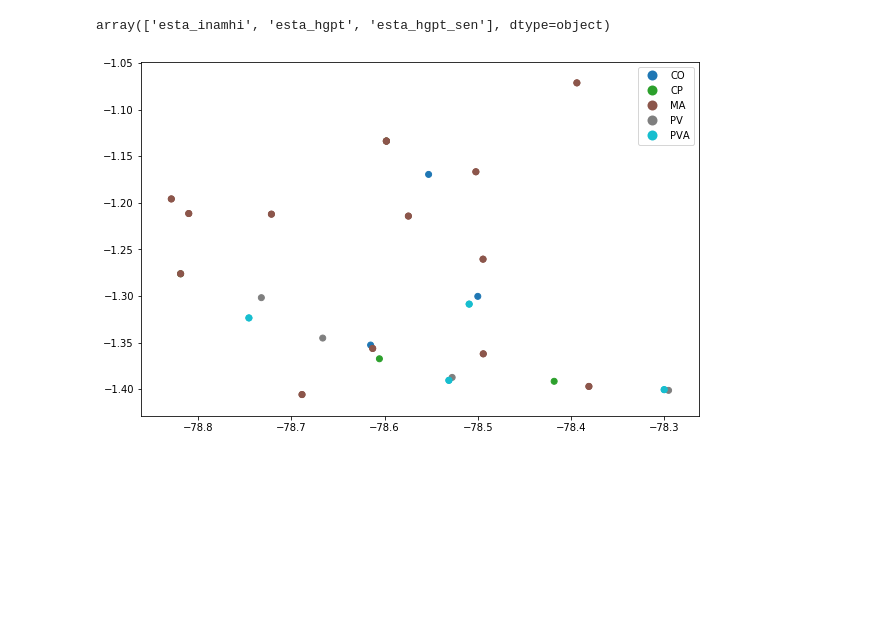
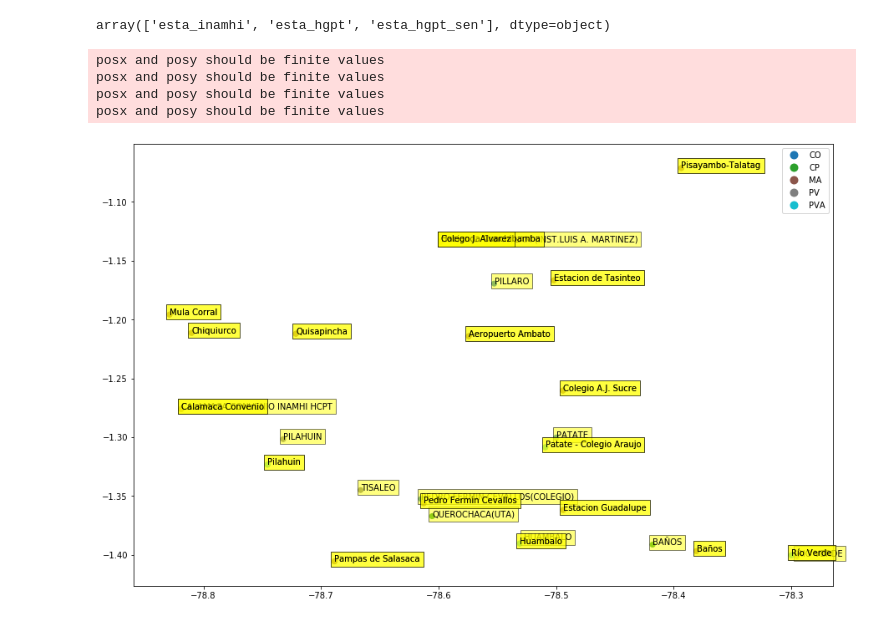
Before and after one commit to tamaramegan/frost_prediction_ml, a Jupyter notebook: Map.ipynb, the cells around one changed output. Drawn from its saved outputs; the diff is of its cells as text; code cells hidden in the pictures; blank space fills up the shorter version.

```diff
--- a/Map.ipynb
+++ b/Map.ipynb
@@ -87,20 +89,24 @@ gdf = gdf.set_crs(epsg=4326)
 # %%
 world = gpd.read_file(gpd.datasets.get_path('naturalearth_lowres'))
 SA = world.query('name == "Ecuador"')
 gdf4326 = gdf.to_crs(world.crs)
 
-fig, ax = plt.subplots(figsize=(10,10))
+fig, ax = plt.subplots(figsize=(15,15))
 ax.set_aspect('equal')
 #SA.plot(ax=ax, color='white', edgecolor='black')
 gdf4326.plot(ax=ax, column = 'tipo', legend =True)
-# for i in range(df.shape[0]):
-#     plt.text(x=gdf4326.lon_deg[i]+0.1,y=gdf4326.lat_deg[i]+0.1,s=gdf4326.nombre[i],
-#           fontdict=dict(color='black',size=10),
-#           bbox=dict(facecolor='yellow',alpha=0.5))
+for i in range(gdf4326.shape[0]):
+    plt.text(x=gdf4326.lon_deg[i],y=gdf4326.lat_deg[i],s=gdf4326.nombre[i],
+          fontdict=dict(color='black',size=10),
+          bbox=dict(facecolor='yellow',alpha=0.5))
 
 plt.show()
 # %% [output]
+posx and posy should be finite values
+posx and posy should be finite values
+posx and posy should be finite values
+posx and posy should be finite values
-[figure, old version]
+[figure, new version]
 # %%
 df[df.nombre.str.match('^[Bb][Aa][Ññ][Oo][Ss]')].drop(columns ='parametros_medicion')
 # %% [output]
```
Also changed, not shown: parts of 2 cells of this notebook, 4 other files.
